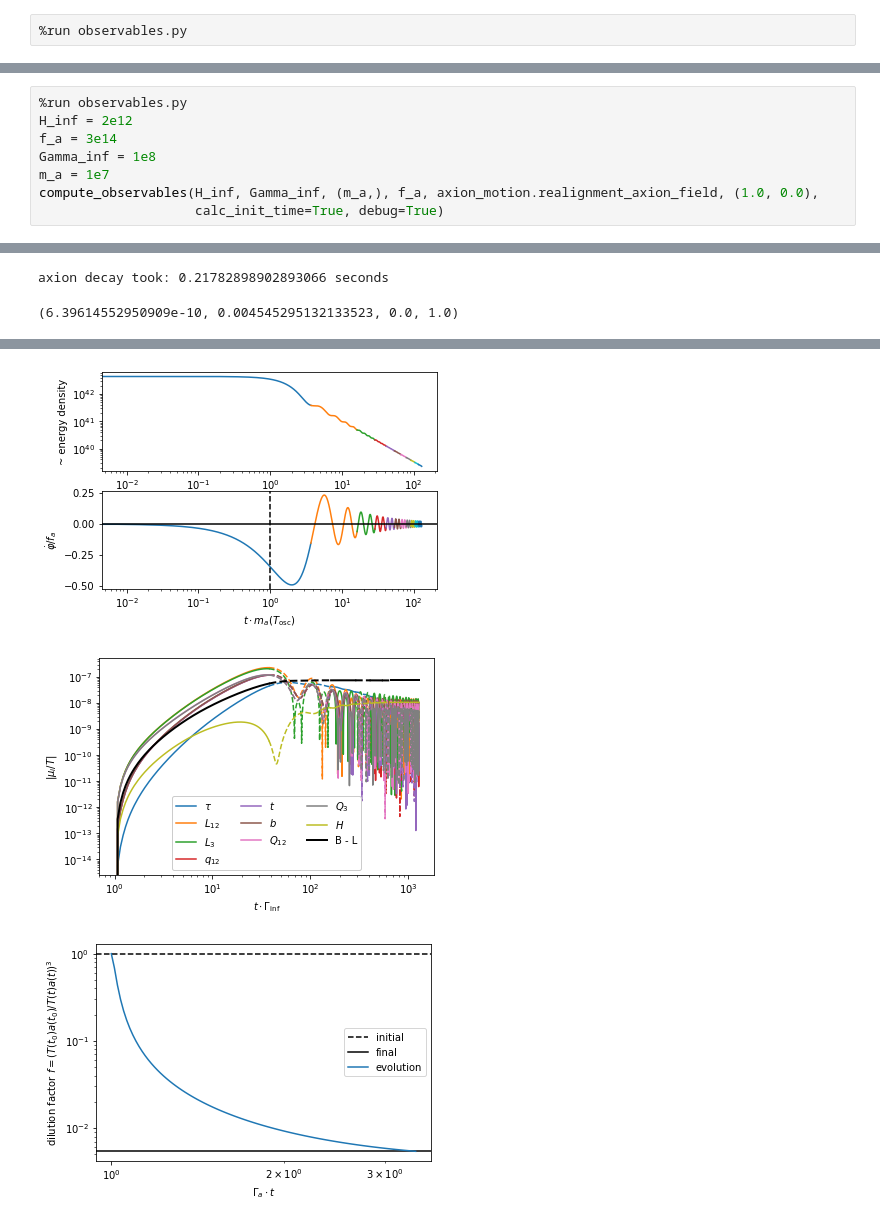
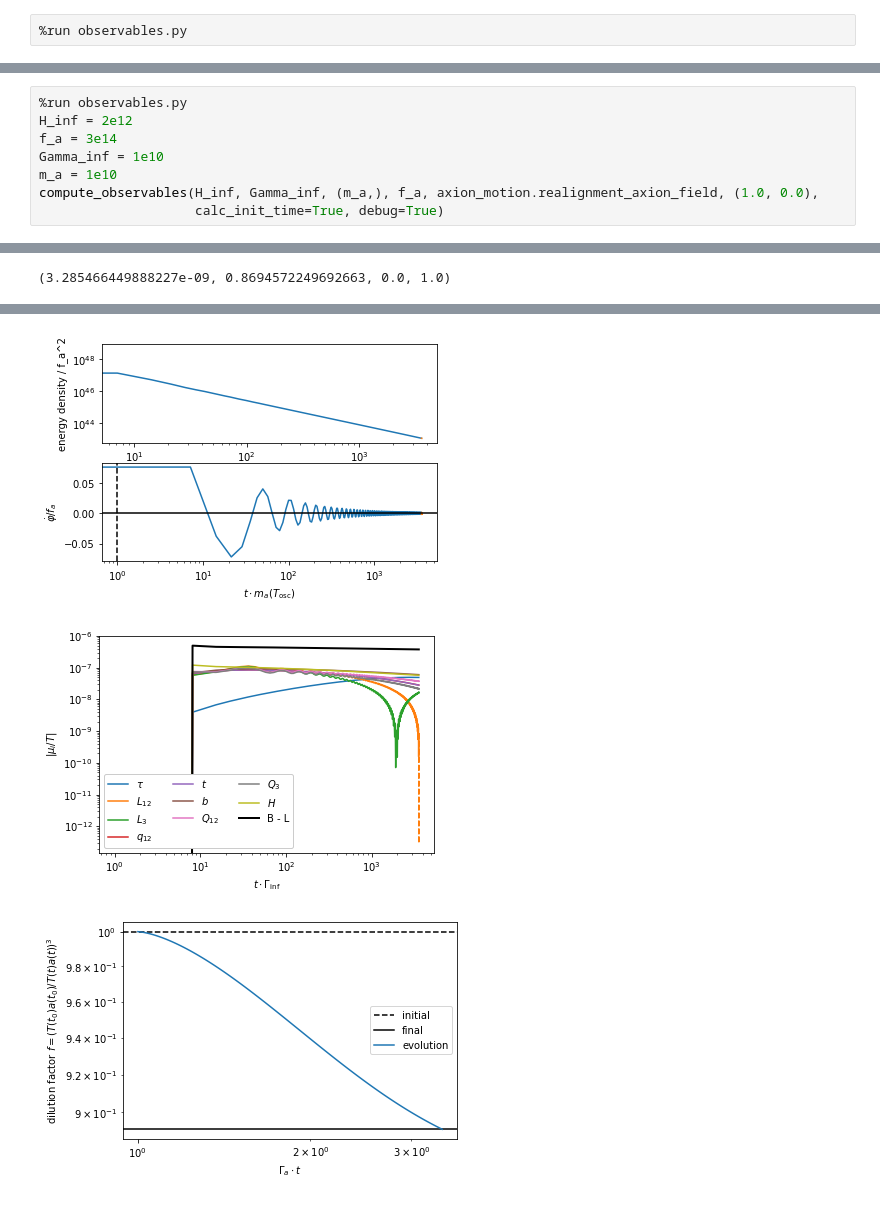
Before and after one commit to anna-jana/masters-project, a Jupyter notebook: transport_eq_in_time/realignment.ipynb, the cells around one changed output, grey strips where cells are left out. Cells and saved outputs as stored; diff of their text form.

```diff
--- a/transport_eq_in_time/realignment.ipynb
+++ b/transport_eq_in_time/realignment.ipynb
@@ -66,8 +56,8 @@ Text(0, 0.5, '$\\Gamma_\\mathrm{inf}$ / GeV')
 %run observables.py
 H_inf = 2e12
 f_a = 3e14
-Gamma_inf = 1e8
-m_a = 1e7
+Gamma_inf = 1e10
+m_a = 1e10
 compute_observables(H_inf, Gamma_inf, (m_a,), f_a, axion_motion.realignment_axion_field, (1.0, 0.0),
                     calc_init_time=True, debug=True)
 # %% [output]
@@ -91,2 +81 @@ delta = 0.0009015644591787517 rtol_asym = 0.001
-axion decay took: 0.21782898902893066 seconds
+(3.285466449888227e-09, 0.8694572249692663, 0.0, 1.0)
-(6.39614552950909e-10, 0.004545295132133523, 0.0, 1.0)
@@ -95,3 +84,3 @@ axion decay took: 0.21782898902893066 seconds
-[figure, old version]
+[figure, new version]
-[figure, old version]
+[figure, new version]
-[figure, old version]
+[figure, new version]
```
Also changed, not shown: parts of 3 cells of this notebook, 4 other files.
